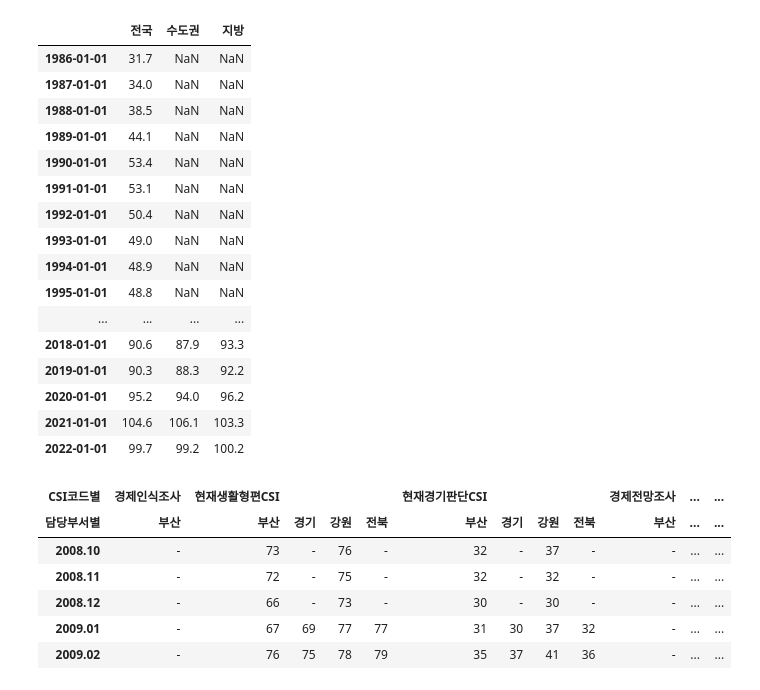
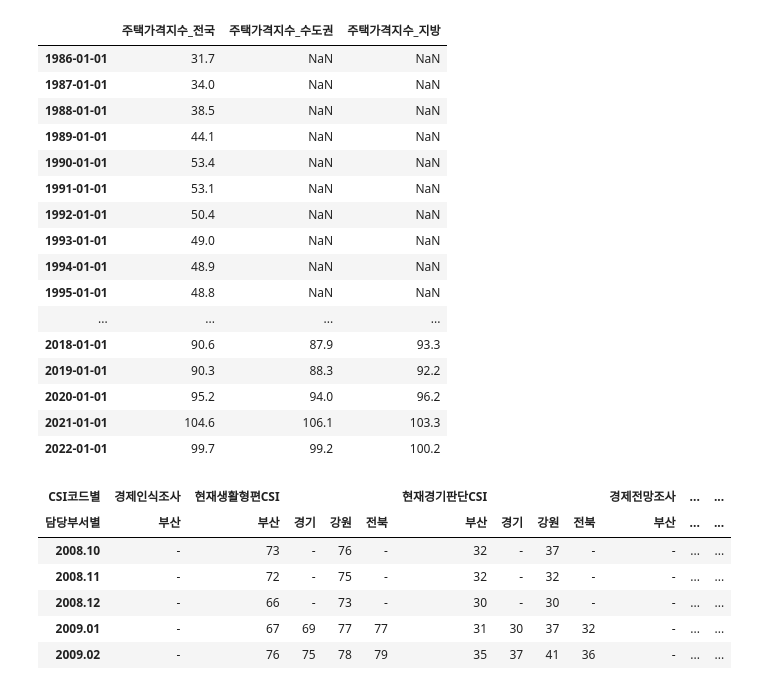
Before and after one commit to MinkyuRamen/2023KDS-HACKATHON, a Jupyter notebook: preprocessing/preprocessing.ipynb, the cells around one changed output. Drawn from its saved outputs; the diff is of its cells as text; code cells hidden in the pictures.

```diff
--- a/preprocessing/preprocessing.ipynb
+++ b/preprocessing/preprocessing.ipynb
@@ -8,11 +10,12 @@ plt.rcParams['axes.unicode_minus'] = False
 # %%
 house = pd.read_excel('../raw_data/주택가격지수.xlsx', header=2, index_col='Unnamed: 0')
 house = house.iloc[:-5]
 house.index = pd.to_datetime(house.index)
 house.replace('-', np.nan, inplace=True)
+house.columns=['주택가격지수_전국','주택가격지수_수도권','주택가격지수_지방']
 house
 # %% [output]
-|  | 전국 | 수도권 | 지방 |
+|  | 주택가격지수_전국 | 주택가격지수_수도권 | 주택가격지수_지방 |
 | 1986-01-01 | 31.7 | NaN | NaN |
 | 1987-01-01 | 34.0 | NaN | NaN |
 | 1988-01-01 | 38.5 | NaN | NaN |
```
Also changed, not shown: parts of 26 cells of this notebook, 1 other file.
